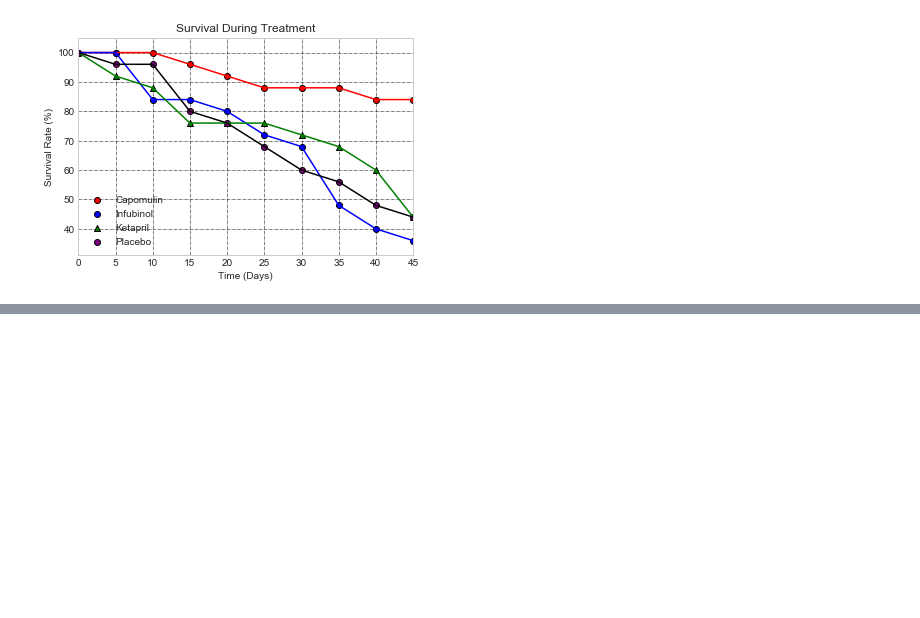
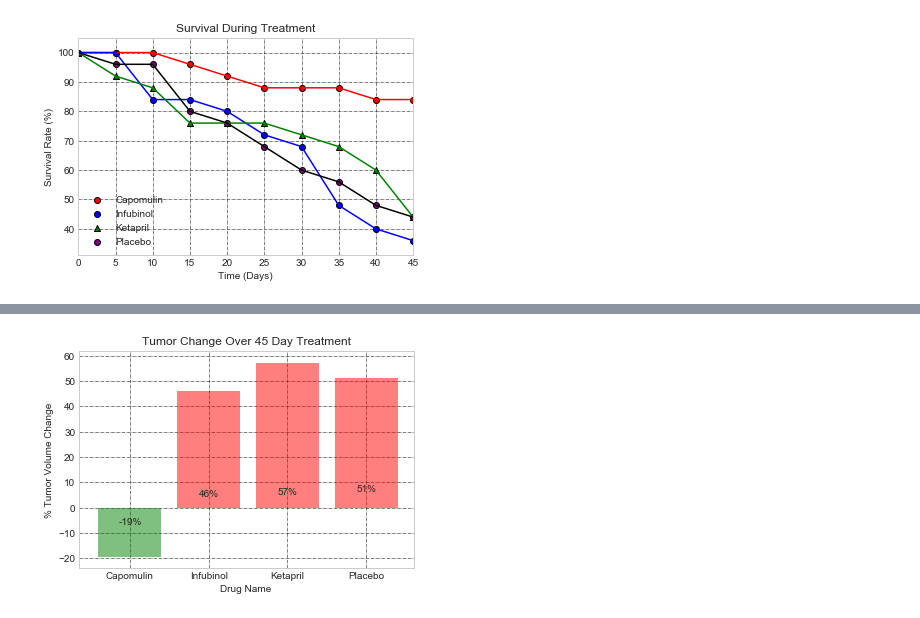
Before and after one commit to arunasunder/PYTHON-CHALLENGE, a Jupyter notebook: PyPharma/PharmaAnalyze.ipynb, the cells around one changed output, grey strips where cells are left out. Saved outputs shown, nothing was run; the diff lists cells and outputs as text; code cells hidden in the pictures; blank space fills up the shorter version.

Commit message:
Complete Part 4 of Pharma

```diff
--- a/PyPharma/PharmaAnalyze.ipynb
+++ b/PyPharma/PharmaAnalyze.ipynb
@@ -761,0 +861,19 @@ plt.show()
+# %%
+# Part 4 - Bar plot showing the % Tumor Volume growth or reduction in Bar plots
+
+#To do this - Pull up the data we have calculated to show this Bar plot so far
+
+Tumor_Percent_Change_ByDrug.head()
+
+Tumor_Percent_Change_ByDrug["Color"] = ""
+green_color = 'g'
+red_color = 'r'
+
+for index, row in Tumor_Percent_Change_ByDrug.iterrows():
+    # If the Tumor size has decreased, this is a positive and it would need reflected as green in bar plot else red
+    if (row["% Tumor Volume Change"] <= 0):
+        Tumor_Percent_Change_ByDrug.set_value(index, "Color", green_color)
+    else:
+        Tumor_Percent_Change_ByDrug.set_value(index, "Color", red_color)
+
+Tumor_Percent_Change_ByDrug.head()
@@ -761,0 +908,44 @@ plt.show()
+# %%
+# Create a title, x label, and y label for our chart
+plt.title("Tumor Change Over 45 Day Treatment")
+plt.xlabel("Drug Name")
+plt.ylabel("% Tumor Volume Change")
+
+x_axis = np.arange(len(Tumor_Percent_Change_ByDrug["Drug Name"]))
+
+#print (x_axis)
+
+#fig, ax = plt.subplots()
+rect1 = plt.bar(x_axis, Tumor_Percent_Change_ByDrug["% Tumor Volume Change"], color= Tumor_Percent_Change_ByDrug["Color"], alpha=0.5, align="edge")
+
+# Tell matplotlib where we would like to place each of our x axis headers
+tick_locations = [value+0.4 for value in x_axis]
+plt.xticks(tick_locations, Tumor_Percent_Change_ByDrug["Drug Name"])
+
+# Count Plot (a.k.a. Bar Plot)
+#sns.countplot(x='Drug Name', data=Tumor_Percent_Change_ByDrug["% Tumor Volume Change"])
+
+# Rotate x-labels
+#plt.xticks(rotation=-45)
+
+
+y_max_value = round(Tumor_Percent_Change_ByDrug["% Tumor Volume Change"].max())
+
+y_min_value = round (Tumor_Percent_Change_ByDrug["% Tumor Volume Change"].min())
+
+#print ("X Max: %s Y Max: %s Y Min: %s" %(str(len(x_axis)), str(y_max_value), str(y_min_value)))
+
+plt.xlim(-0.25, len(x_axis))
+
+plt.ylim( y_min_value - 5 , y_max_value +  5 )
+
+
+plt.grid(color = 'k', linestyle='-.', linewidth=0.5)
+
+
+
+autolabel(rect1, plt.gca())
+
+plt.show()
+# %% [output]
+[figure, added]
```
Also changed, not shown: parts of 12 cells of this notebook.
